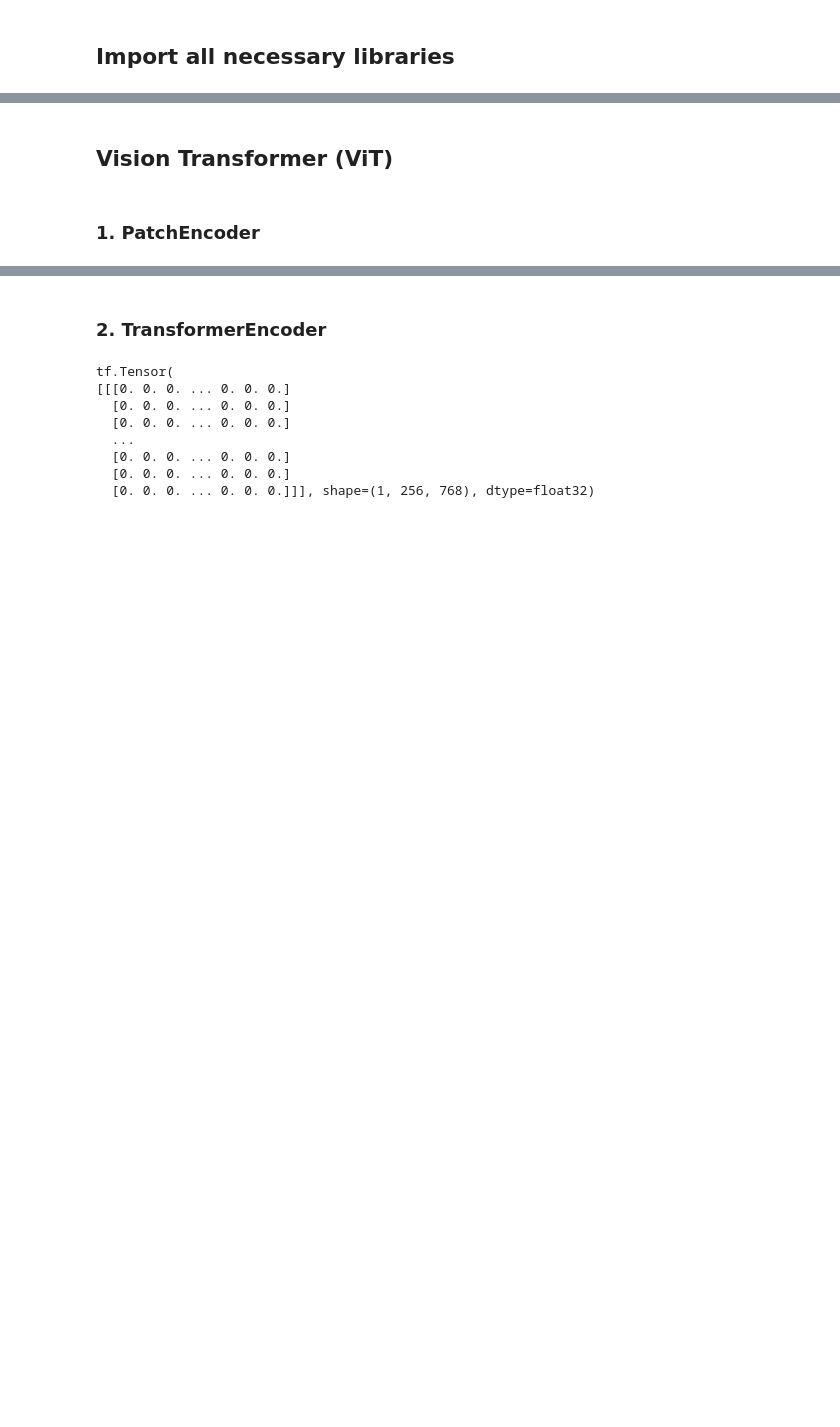
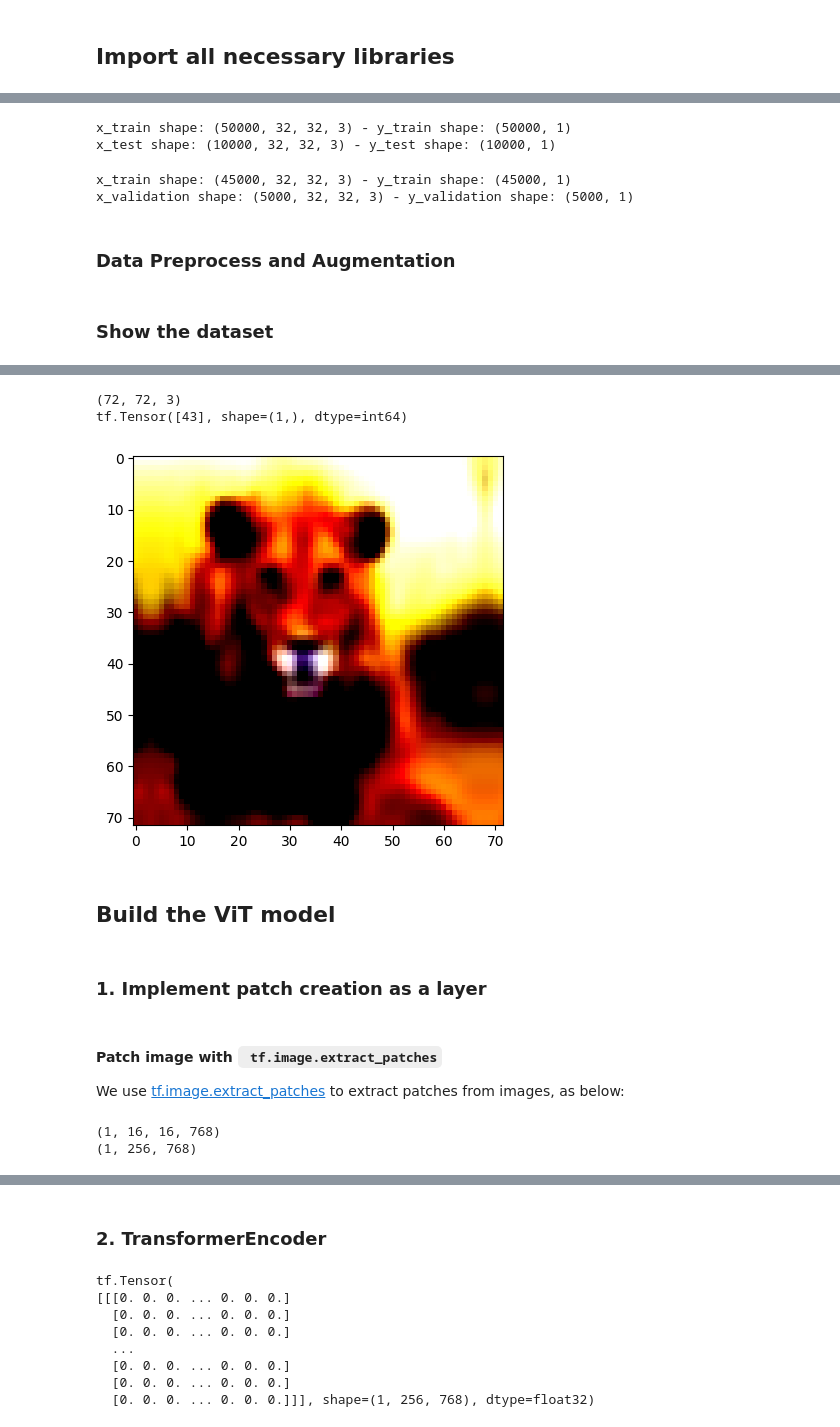
Before and after one commit to kaka-lin/vit-tf2, a Jupyter notebook: ViT.ipynb, the cells around one changed output, grey strips where cells are left out. Drawn from its saved outputs; the diff is of its cells as text; code cells hidden in the pictures; blank space fills up the shorter version.

Commit message:
feat: complete the part of the dataset and training model of ViT

```diff
--- a/ViT.ipynb
+++ b/ViT.ipynb
@@ -67,0 +30,15 @@ for i in range(flattened_patches.shape[1]):
+# %%
+image_size = 72  # We'll resize input images to this size
+
+# ViT config
+num_class = 100
+patch_size = 6
+num_patches = (image_size // patch_size) ** 2
+embed_dim = 64
+num_heads = 4
+num_layers = 8
+mlp_dim = 1024
+
+# For training
+batch_size = 256
+num_epochs = 10
@@ -67,0 +47,29 @@ for i in range(flattened_patches.shape[1]):
+# %%
+(x_train, y_train), (x_test, y_test) = tf.keras.datasets.cifar100.load_data()
+
+# assert x_train.shape == (50000, 32, 32, 3)
+# assert x_test.shape == (10000, 32, 32, 3)
+# assert y_train.shape == (50000, 1)
+# assert y_test.shape == (10000, 1)
+
+print(f"x_train shape: {x_train.shape} - y_train shape: {y_train.shape}")
+print(f"x_test shape: {x_test.shape} - y_test shape: {y_test.shape}")
+# %% [output]
+x_train shape: (50000, 32, 32, 3) - y_train shape: (50000, 1)
+x_test shape: (10000, 32, 32, 3) - y_test shape: (10000, 1)
+# %%
+train_split = 0.9
+num_train = x_train.shape[0]
+
+train_size = int(train_split * num_train)
+
+x_training, y_training = x_train[:train_size], y_train[:train_size]
+x_validation, y_validation = x_train[train_size:], y_train[train_size:]
+
+print(f"x_train shape: {x_training.shape} - y_train shape: {y_training.shape}")
+print(f"x_validation shape: {x_validation.shape} - y_validation shape: {y_validation.shape}")
+# %% [output]
+x_train shape: (45000, 32, 32, 3) - y_train shape: (45000, 1)
+x_validation shape: (5000, 32, 32, 3) - y_validation shape: (5000, 1)
+# %% [markdown]
+### Data Preprocess and Augmentation
@@ -67,0 +121,9 @@ for i in range(flattened_patches.shape[1]):
+# %% [markdown]
+### Show the dataset
+# %%
+# showing dataset
+for image, label in train_ds.take(1):
+    print(image[0].shape)
+    print(label[0])
+    plt.imshow(image[0])
+# %% [output]
@@ -68,4 +131,11 @@ for i in range(flattened_patches.shape[1]):
+(72, 72, 3)
+tf.Tensor([43], shape=(1,), dtype=int64)
+[figure, added]
 # %% [markdown]
-## Vision Transformer (ViT)
+## Build the ViT model
 # %% [markdown]
-### 1. PatchEncoder
+### 1. Implement patch creation as a layer
+# %% [markdown]
+#### Patch image with ` tf.image.extract_patches`
+
+We use [tf.image.extract_patches](https://www.tensorflow.org/api_docs/python/tf/image/extract_patches) to extract patches from images, as below:
@@ -71,0 +146,12 @@ for i in range(flattened_patches.shape[1]):
+# %%
+patches = tf.image.extract_patches(images=test_image,
+                                   sizes=[1, 16, 16, 1],
+                                   strides=[1, 16, 16, 1],
+                                   rates=[1, 1, 1, 1],
+                                   padding='VALID')
+flattened_patches = tf.reshape(patches, (patches.shape[0], -1, 768))
+print(patches.shape)
+print(flattened_patches.shape)
+# %% [output]
+(1, 16, 16, 768)
+(1, 256, 768)
```
Also changed, not shown: parts of 39 cells of this notebook, 2 other files.
